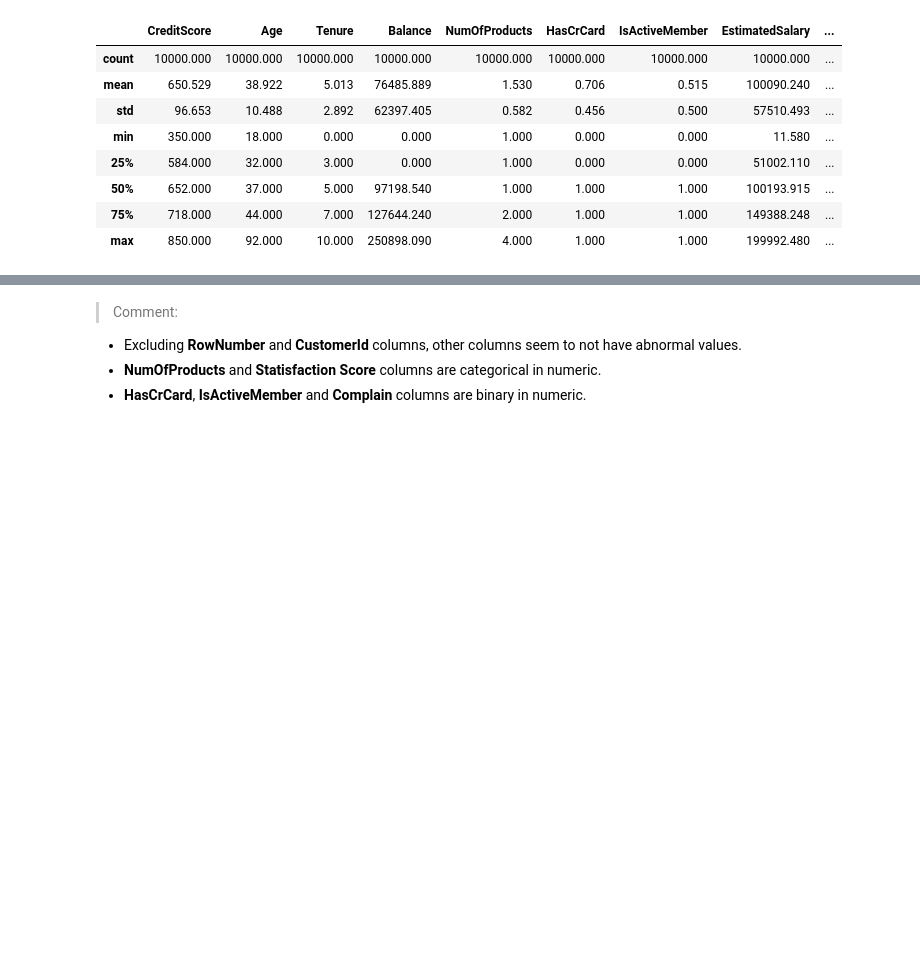
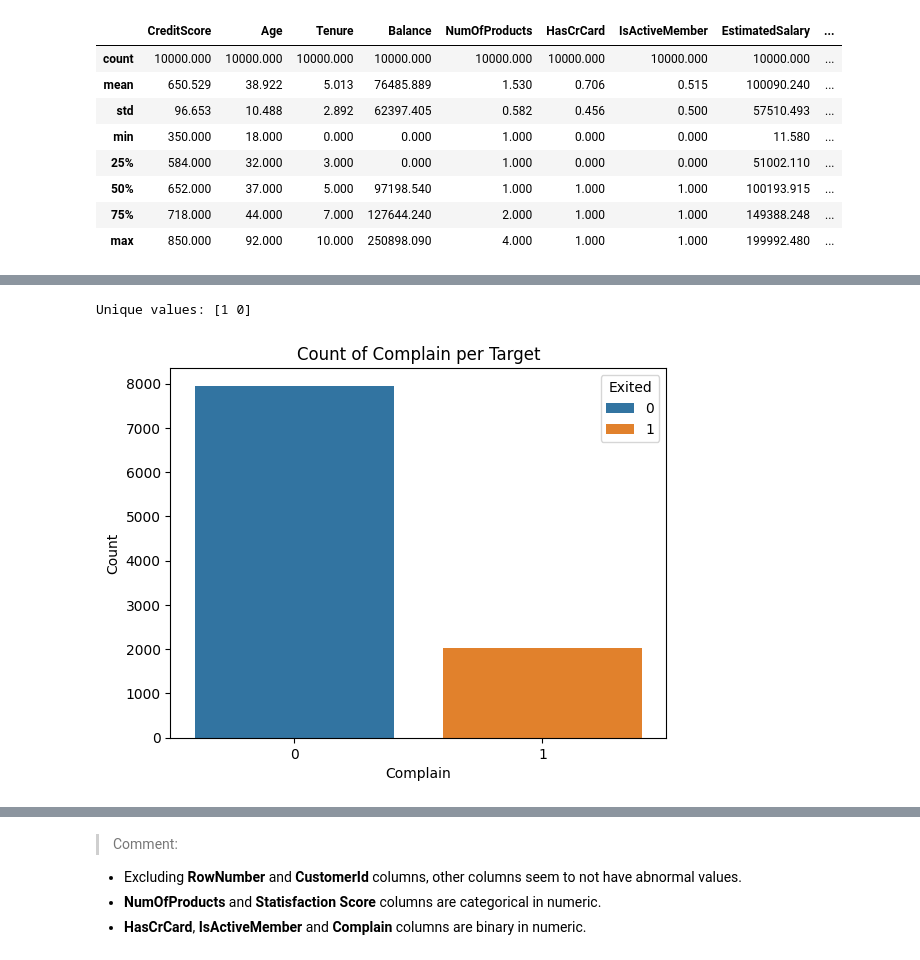
Before and after one commit to raydiwill/customers-churm-ml-app, a Jupyter notebook: notebook/build_model.ipynb, the cells around one changed output, grey strips where cells are left out. Cells and saved outputs as stored; diff of their text form; code cells hidden in the pictures; blank space fills up the shorter version.

```diff
--- a/notebook/build_model.ipynb
+++ b/notebook/build_model.ipynb
@@ -189,0 +203,11 @@ array([2, 3, 5, 4, 1])
+# %%
+print(f'Unique values: {df.Complain.unique()}')
+
+sns.countplot(data=df, x='Complain', hue='Exited', dodge=False)
+plt.xlabel('Complain')
+plt.ylabel('Count')
+plt.title('Count of Complain per Target')
+plt.show()
+# %% [output]
+Unique values: [1 0]
+[figure, added]
```
Also changed, not shown: parts of 10 cells of this notebook.
